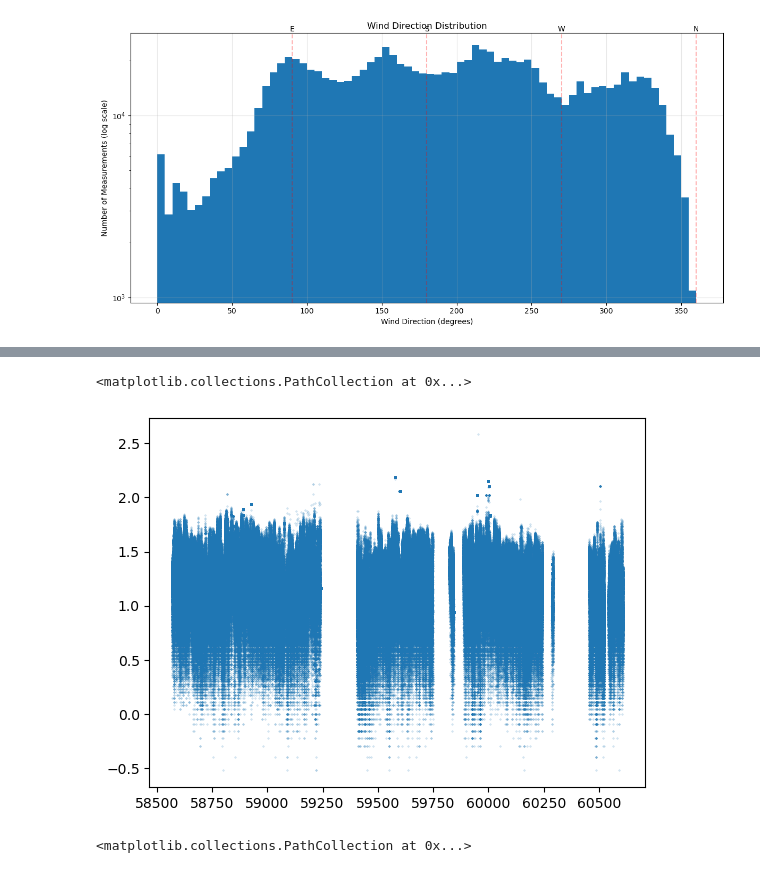
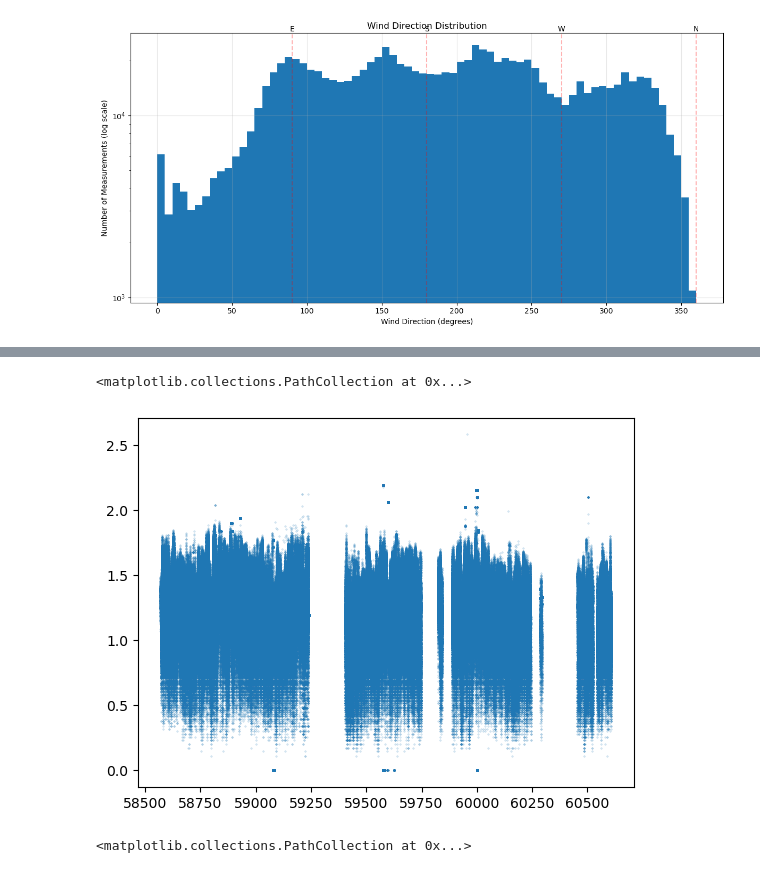
Before and after one commit to forero/wind_effects, a Jupyter notebook: explore_telemetry.ipynb, the cells around one changed output, grey strips where cells are left out. Cells and saved outputs as stored; diff of their text form; code cells hidden in the pictures.

```diff
--- a/explore_telemetry.ipynb
+++ b/explore_telemetry.ipynb
@@ -118,8 +147,8 @@ plt.tight_layout()
 # %%
-plt.scatter(wind_table['MJD'], np.log10(wind_table['WIND_SPEED']), s=0.1, alpha=0.4)
+plt.scatter(wind_table['MJD'], np.log10(wind_table['WIND_SPEED']+1), s=0.1, alpha=0.4)
 # %% [output]
 <matplotlib.collections.PathCollection at 0x...>
-[figure, old version]
+[figure, new version]
 # %%
 plt.scatter(wind_table['MJD'], np.log10(wind_table['GUST']), s=0.1, alpha=0.4)
 # %% [output]
```
Also changed, not shown: parts of 2 cells of this notebook.
